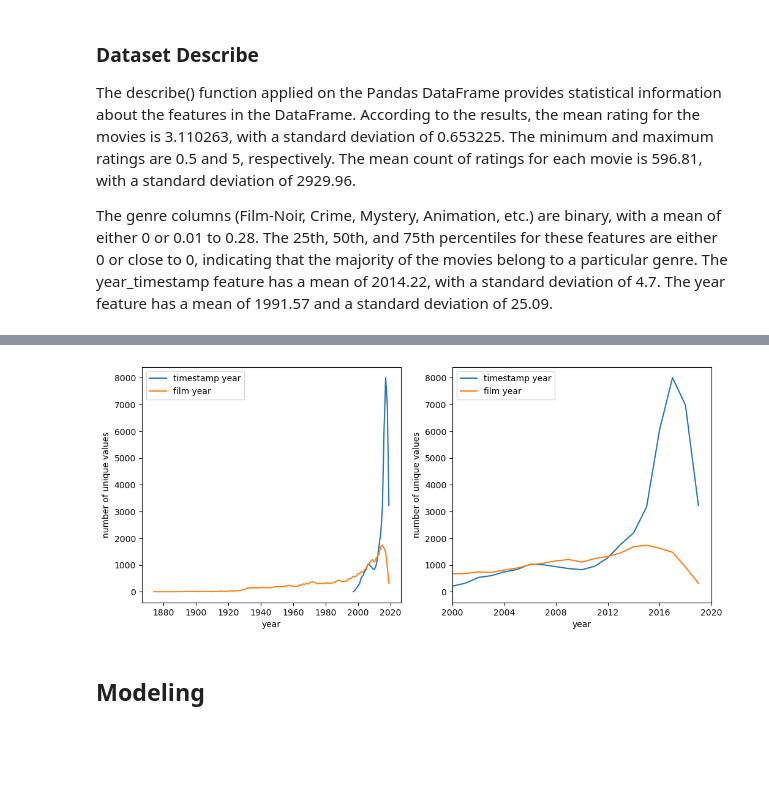
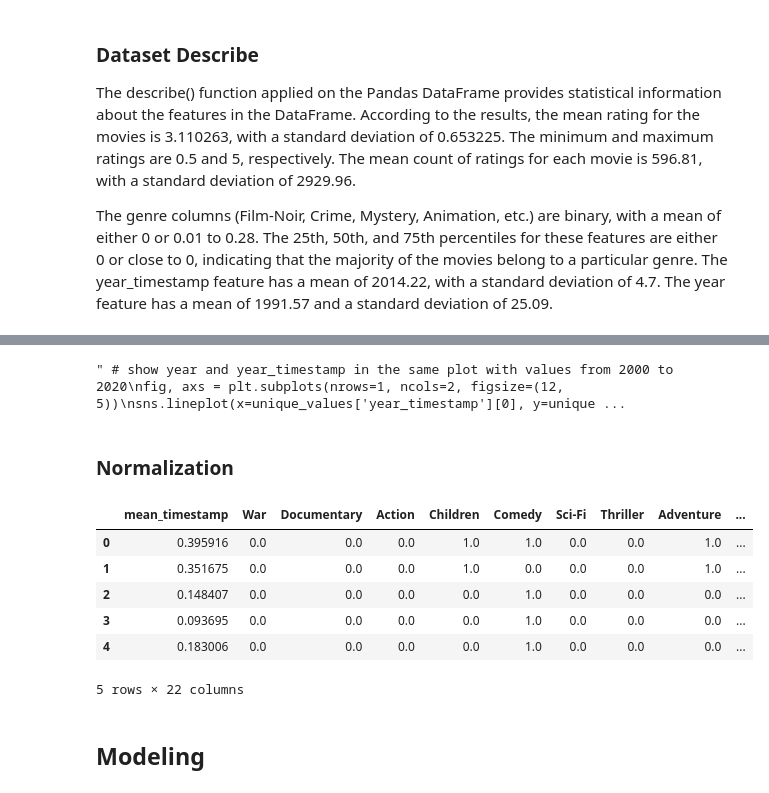
Before and after one commit to nicolopizzo/data-analytics, a Jupyter notebook: analysis.ipynb, the cells around one changed output, grey strips where cells are left out. Drawn from its saved outputs; the diff is of its cells as text; code cells hidden in the pictures; blank space fills up the shorter version.

Commit message:
added normalization

```diff
--- a/analysis.ipynb
+++ b/analysis.ipynb
@@ -625,5 +555,5 @@ plt.show()
 # %%
-# show year and year_timestamp in the same plot with values from 2000 to 2020
+""" # show year and year_timestamp in the same plot with values from 2000 to 2020
 fig, axs = plt.subplots(nrows=1, ncols=2, figsize=(12, 5))
 sns.lineplot(x=unique_values['year_timestamp'][0], y=unique_values['year_timestamp'][1], ax=axs[0], label='timestamp year')
 sns.lineplot(x=unique_values['year'][0], y=unique_values['year'][1], ax=axs[0], label='film year')
@@ -635,9 +565,28 @@ axs[1].set_xlabel('year')
 axs[1].set_ylabel('number of unique values')
 axs[1].set_xlim(2000, 2020)
 axs[1].set_xticks(np.arange(2000, 2022, 4))
-plt.show()
+plt.show() """
 # %% [output]
-[figure, removed]
+" # show year and year_timestamp in the same plot with values from 2000 to 2020\nfig, axs = plt.subplots(nrows=1, ncols=2, figsize=(12, 5))\nsns.lineplot(x=unique_values['year_timestamp'][0], y=unique ...
+# %% [markdown]
+### Normalization
+# %%
+from sklearn.preprocessing import MinMaxScaler
+scaler = MinMaxScaler()
+normalized_data = scaler.fit_transform(df.drop(columns=['mean_rating']))
+
+# show normalized data
+df_normalized = pd.DataFrame(normalized_data, columns=df.columns[1:])
+df_normalized['mean_rating'] = df['mean_rating']
+display(df_normalized.head())
+# %% [output]
+|  | mean_timestamp | War | Documentary | Action | Children | Comedy | Sci-Fi | Thriller | Adventure | ... |
+| 0 | 0.395916 | 0.0 | 0.0 | 0.0 | 1.0 | 1.0 | 0.0 | 0.0 | 1.0 | ... |
+| 1 | 0.351675 | 0.0 | 0.0 | 0.0 | 1.0 | 0.0 | 0.0 | 0.0 | 1.0 | ... |
+| 2 | 0.148407 | 0.0 | 0.0 | 0.0 | 0.0 | 1.0 | 0.0 | 0.0 | 0.0 | ... |
+| 3 | 0.093695 | 0.0 | 0.0 | 0.0 | 0.0 | 1.0 | 0.0 | 0.0 | 0.0 | ... |
+| 4 | 0.183006 | 0.0 | 0.0 | 0.0 | 0.0 | 1.0 | 0.0 | 0.0 | 0.0 | ... |
+5 rows × 22 columns
 # %% [markdown]
 ## Modeling
 # %%
```
Also changed, not shown: parts of 25 cells of this notebook.
